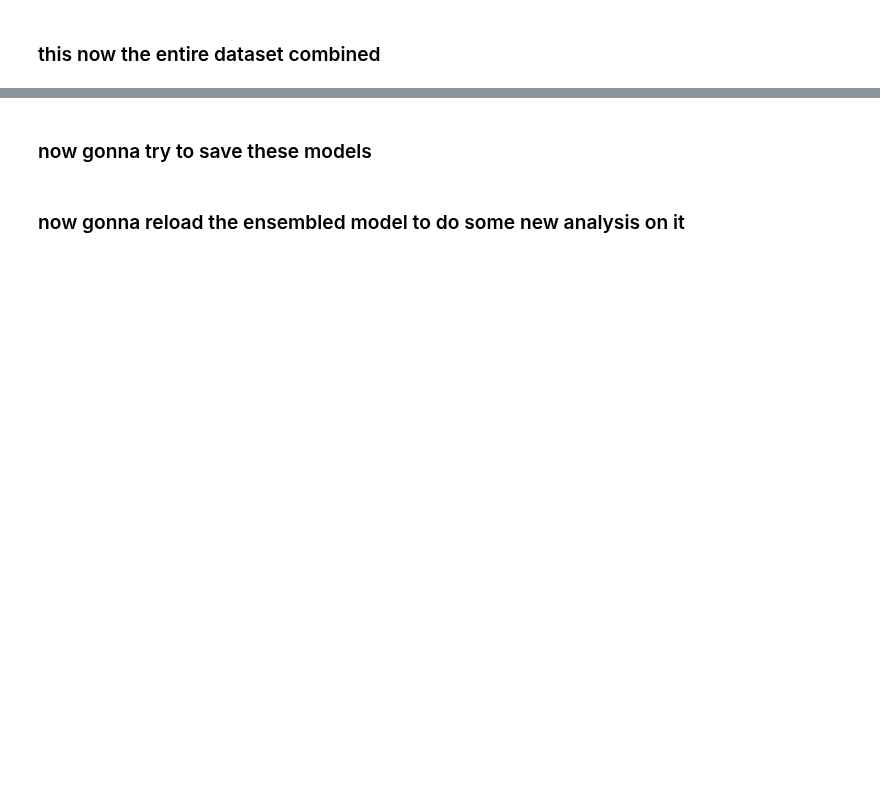
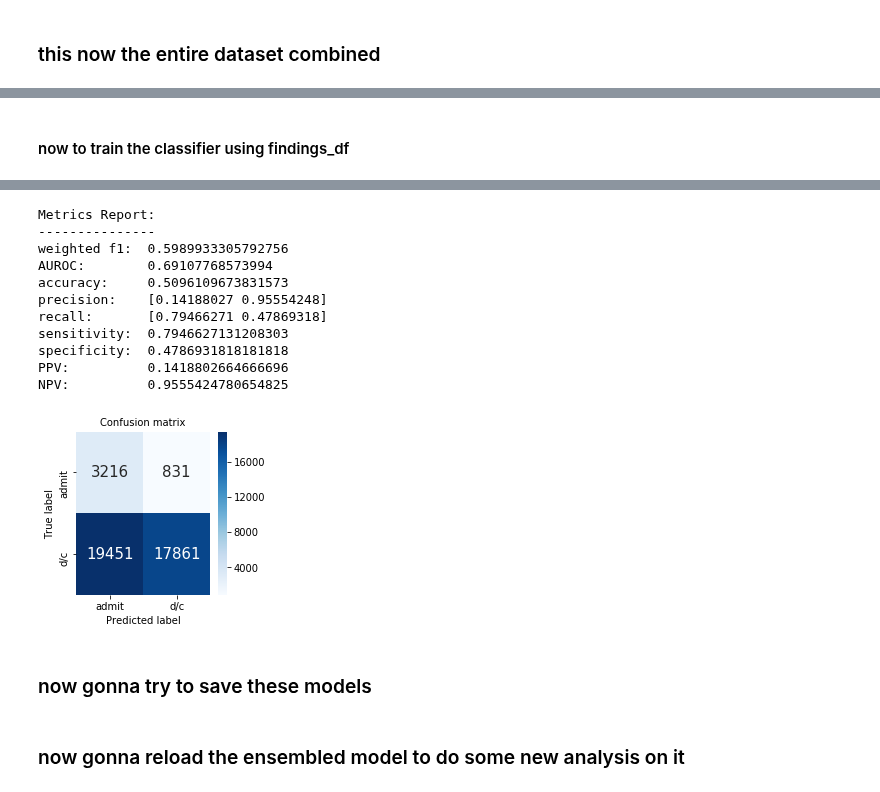
Before and after one commit to Jaskolk/ed-triage, a Jupyter notebook: ED_triage_xgb-v3.ipynb, the cells around one changed output, grey strips where cells are left out. Cells and saved outputs as stored; diff of their text form; code cells hidden in the pictures; blank space fills up the shorter version.

```diff
--- a/ED_triage_xgb-v3.ipynb
+++ b/ED_triage_xgb-v3.ipynb
@@ -385,0 +535,14 @@ thresholding_analysis(combined_predictions, y_test)
+# %%
+#this creates a large array containing a 1 in each column where there is a diagnosis (for each xray)
+complete_findings = np.empty((len(data), 2000))
+for idx,findings in enumerate(split_hist):
+    findings_array = np.zeros(2000)
+    for finding in findings:
+        try:
+            findings_array[class_dict[finding]] = 1
+        except:
+            findings_array[1999] = 1
+    complete_findings[idx,:]= findings_array
+# %%
+#this turns the above array into a dataframe
+findings_df = pd.DataFrame(complete_findings.astype(int), columns = list(class_dict.keys()) + ['other']); findings_df.head(10)
@@ -385,0 +562,13 @@ thresholding_analysis(combined_predictions, y_test)
+# %% [markdown]
+#### now to train the classifier using findings_df
+# %%
+features = findings_df.values
+targets = clin.target3
+# %%
+X_train8, X_test8, y_train8, y_test8 = train_test_split(features, targets, random_state=1)
+
+xgc8 = xgb.XGBClassifier(scale_pos_weight = 1/9)
+%time xgc8.fit(X_train8, y_train8)
+print ()
+get_metrics(xgc8,y_test8, X_test8)
+# %% [output]
@@ -386,3 +577,15 @@ thresholding_analysis(combined_predictions, y_test)
+Metrics Report:
+---------------
+weighted f1:  0.5989933305792756
+AUROC:        0.69107768573994
+accuracy:     0.5096109673831573
+precision:    [0.14188027 0.95554248]
+recall:       [0.79466271 0.47869318]
+sensitivity:  0.7946627131208303
+specificity:  0.4786931818181818
+PPV:          0.1418802664666696
+NPV:          0.9555424780654825
+[figure, added]
 # %% [markdown]
 ### now gonna try to save these models
 # %%
```
Also changed, not shown: parts of 35 cells of this notebook, 7 other files.
